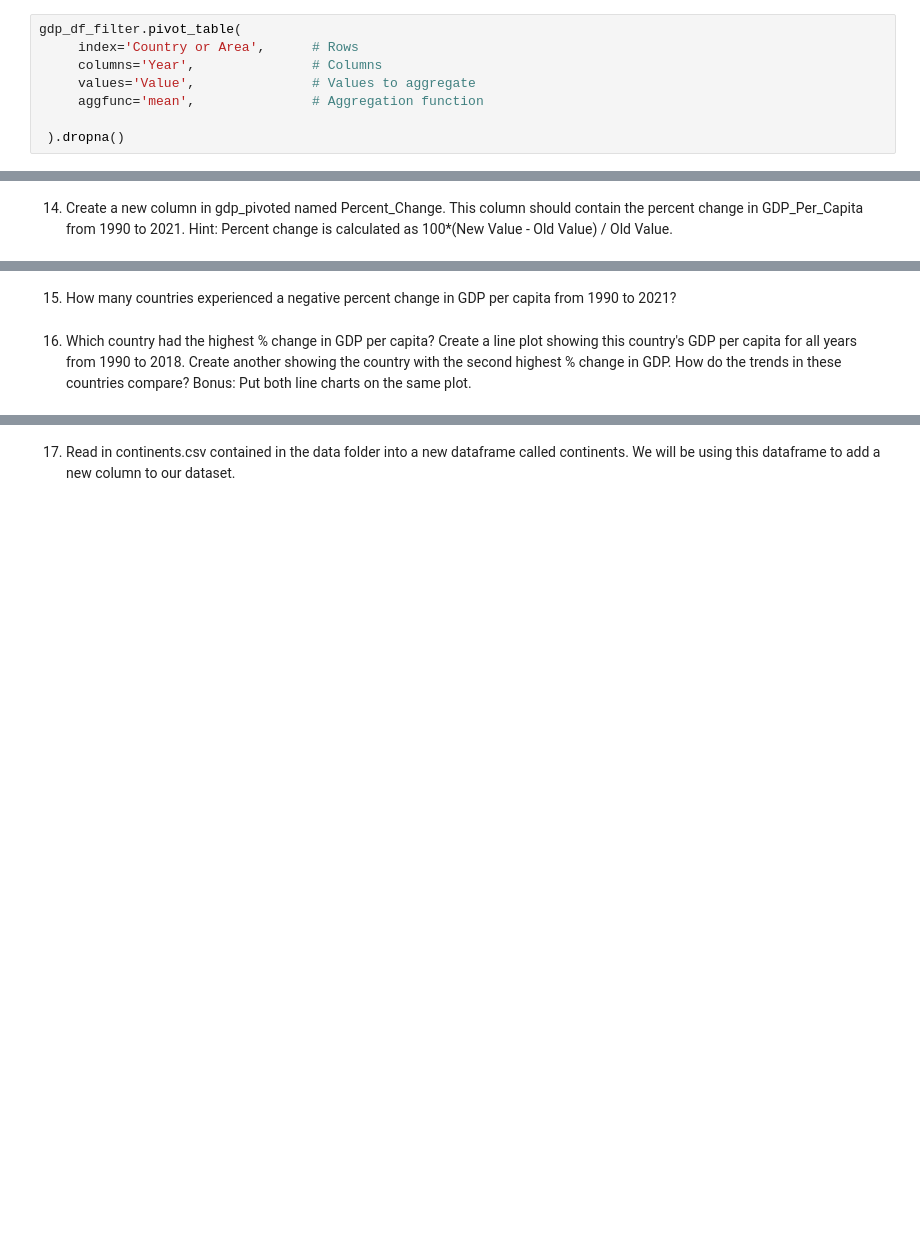
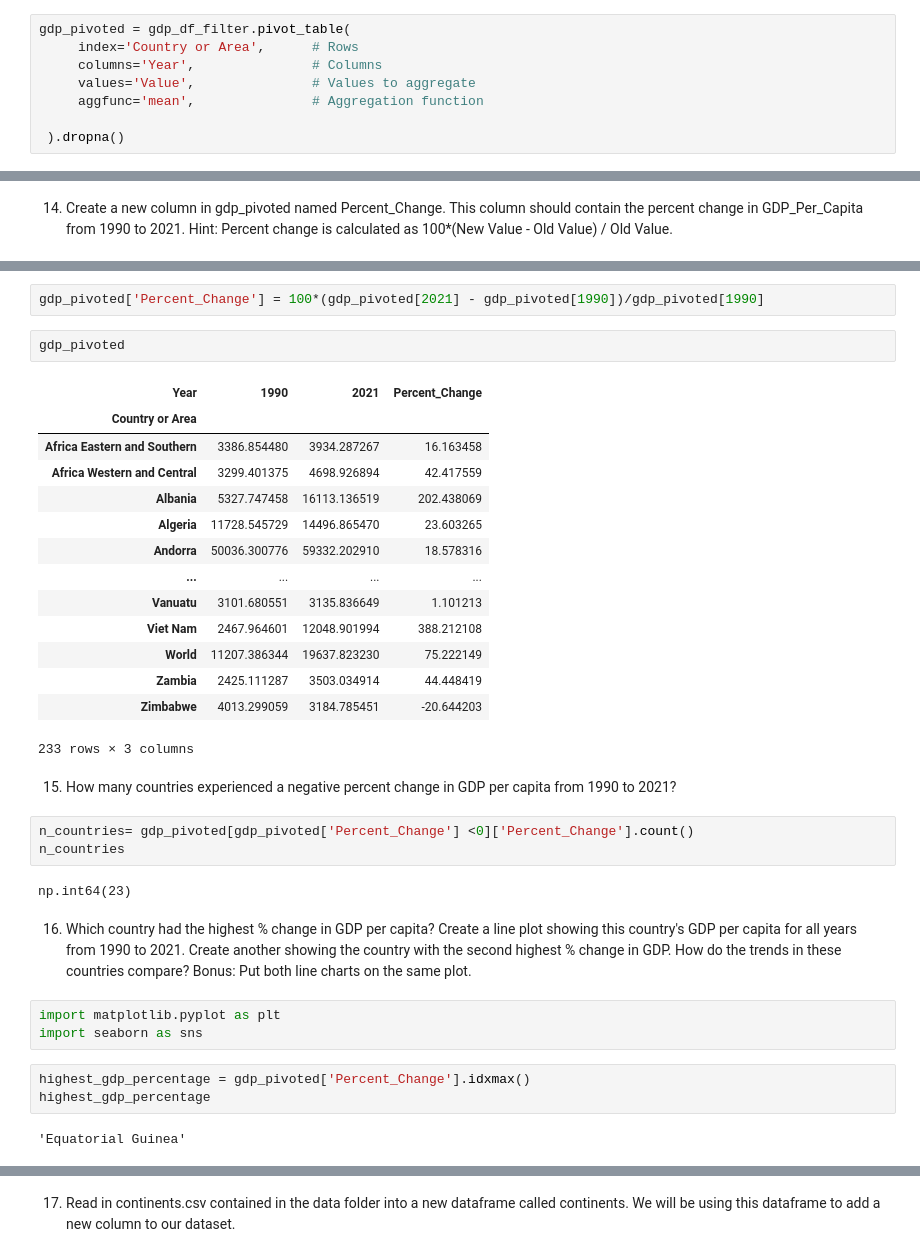
Before and after one commit to nss-data-science-cohort-9/un-exploration-joshwtacker, a Jupyter notebook: Notebook/UN_Data_Exploration.ipynb, the cells around one changed output, grey strips where cells are left out. Saved outputs shown, nothing was run; the diff lists cells and outputs as text; blank space fills up the shorter version.

```diff
--- a/Notebook/UN_Data_Exploration.ipynb
+++ b/Notebook/UN_Data_Exploration.ipynb
@@ -186,7 +188,7 @@ gdp_df_filter = gdp_df[(gdp_df['Year'] == 1990) | (gdp_df['Year'] == 2021)]
 # Note: The parentheses around each condition are important to ensure
 # the OR operation is applied to the boolean masks, not to the resulting DataFrames
 # %%
-gdp_df_filter.pivot_table(
+gdp_pivoted = gdp_df_filter.pivot_table(
      index='Country or Area',      # Rows
      columns='Year',               # Columns
      values='Value',               # Values to aggregate
@@ -213,5 +217,37 @@ gdp_df_filter.pivot_table(
+# %%
+gdp_pivoted['Percent_Change'] = 100*(gdp_pivoted[2021] - gdp_pivoted[1990])/gdp_pivoted[1990]
+# %%
+gdp_pivoted
+# %% [output]
+| Year | 1990 | 2021 | Percent_Change |
+| Country or Area |  |  |  |
+| Africa Eastern and Southern | 3386.854480 | 3934.287267 | 16.163458 |
+| Africa Western and Central | 3299.401375 | 4698.926894 | 42.417559 |
+| Albania | 5327.747458 | 16113.136519 | 202.438069 |
+| Algeria | 11728.545729 | 14496.865470 | 23.603265 |
+| Andorra | 50036.300776 | 59332.202910 | 18.578316 |
+| ... | ... | ... | ... |
+| Vanuatu | 3101.680551 | 3135.836649 | 1.101213 |
+| Viet Nam | 2467.964601 | 12048.901994 | 388.212108 |
+| World | 11207.386344 | 19637.823230 | 75.222149 |
+| Zambia | 2425.111287 | 3503.034914 | 44.448419 |
+| Zimbabwe | 4013.299059 | 3184.785451 | -20.644203 |
+233 rows × 3 columns
 # %% [markdown]
 15. How many countries experienced a negative percent change in GDP per capita from 1990 to 2021?
+# %%
+n_countries= gdp_pivoted[gdp_pivoted['Percent_Change'] <0]['Percent_Change'].count()
+n_countries
+# %% [output]
+np.int64(23)
 # %% [markdown]
-16. Which country had the highest % change in GDP per capita? Create a line plot showing this country's GDP per capita for all years from 1990 to 2018. Create another showing the country with the second highest % change in GDP. How do the trends in these countries compare?
+16. Which country had the highest % change in GDP per capita? Create a line plot showing this country's GDP per capita for all years from 1990 to 2021. Create another showing the country with the second highest % change in GDP. How do the trends in these countries compare?
 Bonus: Put both line charts on the same plot.
+# %%
+import matplotlib.pyplot as plt
+import seaborn as sns
+# %%
+highest_gdp_percentage = gdp_pivoted['Percent_Change'].idxmax()
+highest_gdp_percentage
+# %% [output]
+'Equatorial Guinea'
```
Also changed, not shown: parts of 4 cells of this notebook.
